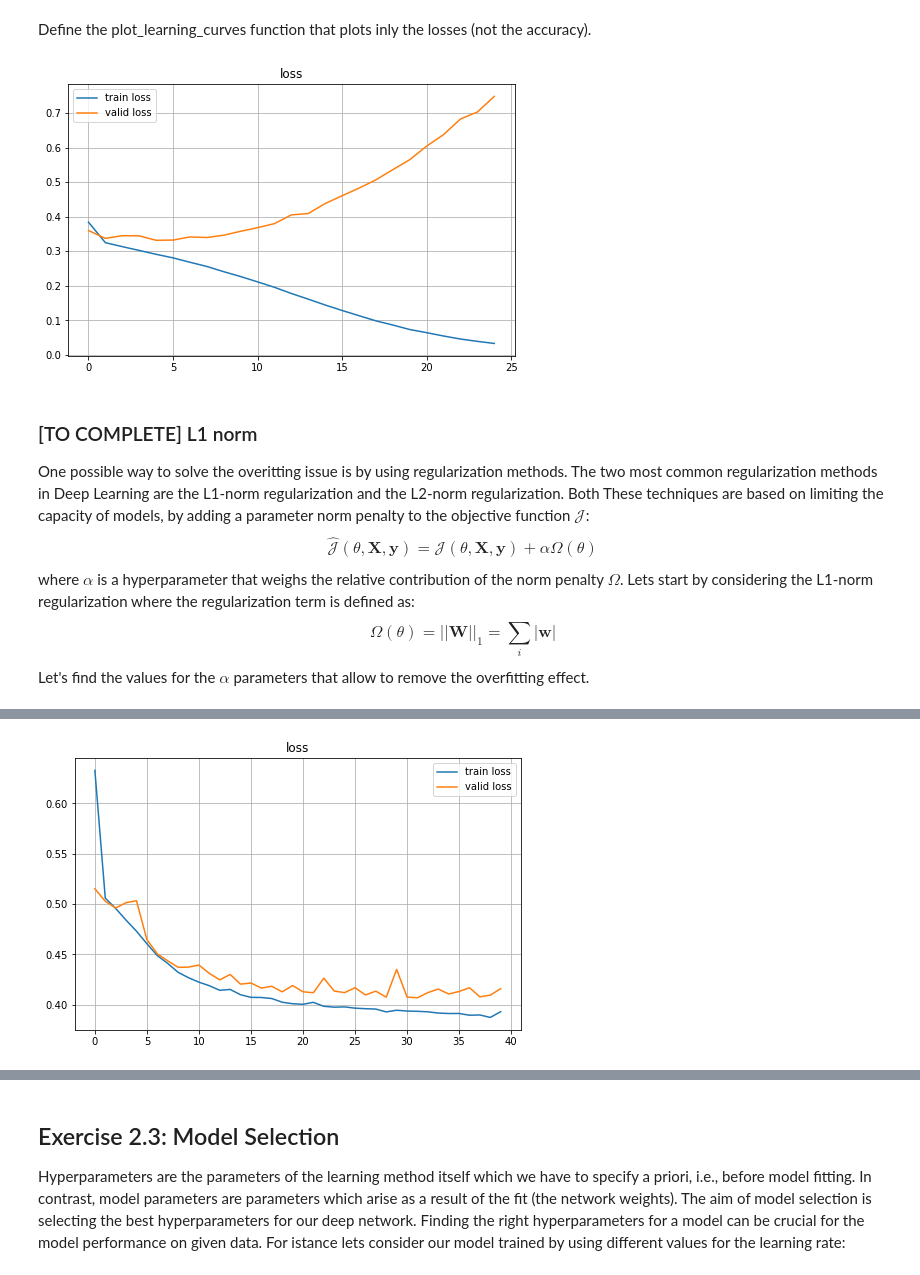
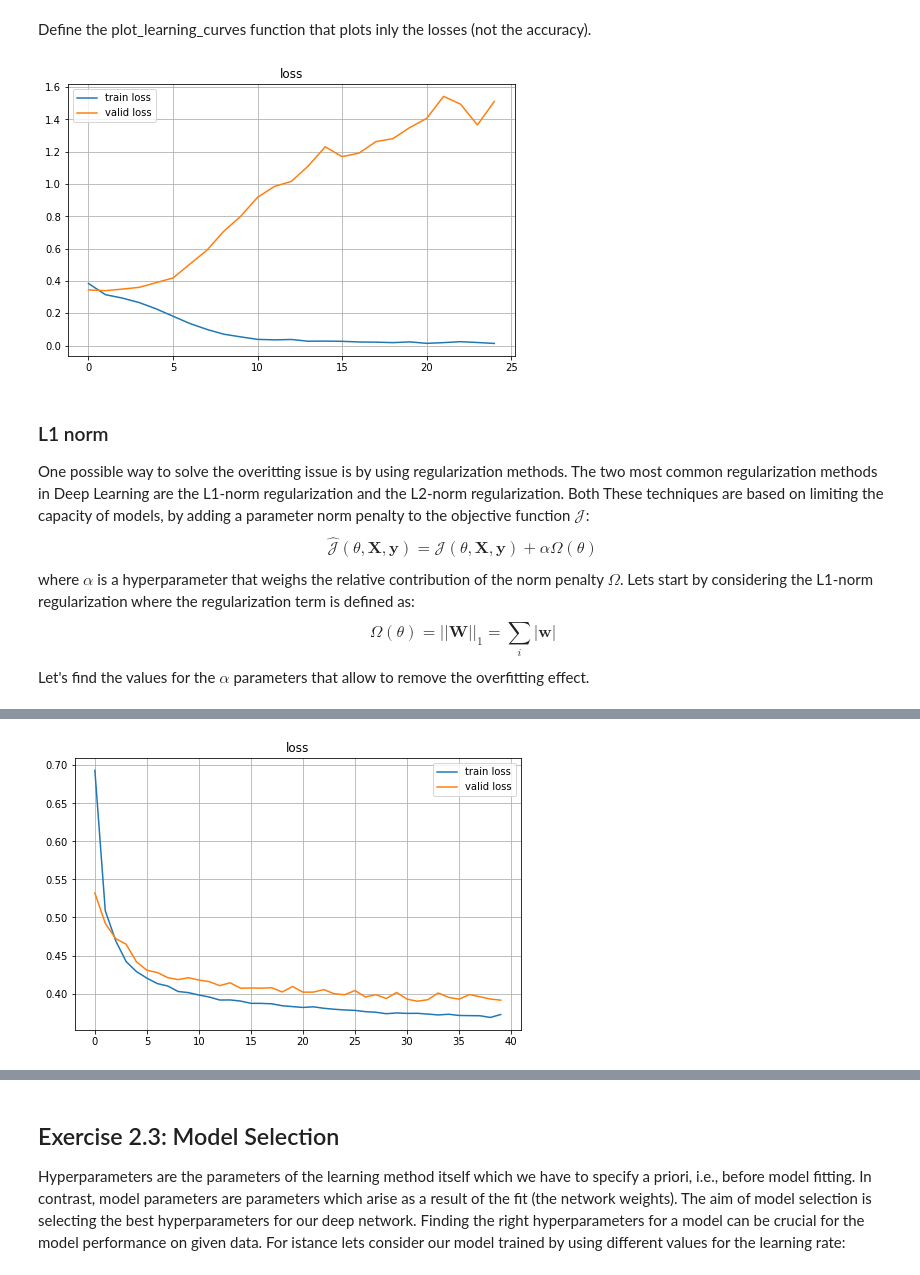
Before and after one commit to magnusdyremoe/Deep-Learning, a Jupyter notebook: HW2.ipynb, the cells around one changed output, grey strips where cells are left out. Cells and saved outputs as stored; diff of their text form; code cells hidden in the pictures.

```diff
--- a/HW2.ipynb
+++ b/HW2.ipynb
@@ -197,11 +194,11 @@ Overfitting can have many causes and usually is a combination of some of them, f
 # %%
 model = keras.models.Sequential([
     tf.keras.Input(shape=(num_words,)),
+    keras.layers.Dense(32, activation='relu'),
+    keras.layers.Dense(16, activation='relu'),
     keras.layers.Dense(16, activation="relu"),
     keras.layers.Dense(1, activation="sigmoid")
 ])
-#Modify the previuos model in order to obtain a new mdel that overfit the training data
-#Fewer layers should add less complexity to the model and hence increase the possibility of overfitting
 
 model.compile(loss="binary_crossentropy",
               optimizer=keras.optimizers.Adam(learning_rate=1e-3),
@@ -244,9 +241,9 @@ def plot_learning_curves(history):
     plt.show()
 plot_learning_curves(history)
 # %% [output]
-[figure, old version]
+[figure, new version]
 # %% [markdown]
-### [TO COMPLETE] L1 norm
+### L1 norm
 
 One possible way to solve the overitting issue is by using regularization methods. The two most common regularization methods in Deep Learning are the L1-norm regularization and the L2-norm regularization. Both These techniques are based on limiting the capacity of models, by adding a parameter norm penalty to the objective function $\mathcal{J}$:
 $$
@@ -264,8 +261,8 @@ Let's find the values for the $\alpha$ parameters that allow to remove the overf
 #is it also possibile to consider the bias by using the attribute bias_regularizer
 #tf.keras.regularizers.l1(alpha) perfroms the L1-norm regularization
 
-#[TO COMPLETE] copy the model that you previously defined that overfits the
-#trainnig data, and add the L1-norm regularization. Use a proper value for the
+#We copy the model that you previously defined that overfits the
+#trainnig data, and add the L1-norm regularization. Then we use a proper value for the
 #alpha hyper-parameter, that prevents the model from overfitting. The results
 #reached by the model in terms of loss and accuracy (in all data sets) should be
 #comparable with the ones obtained by the initial model defined in Exercise 2.1
@@ -276,6 +273,8 @@ Let's find the values for the $\alpha$ parameters that allow to remove the overf
 
 model = keras.models.Sequential([
     tf.keras.Input(shape=(num_words,)),
+    keras.layers.Dense(32, activation="relu", kernel_regularizer=tf.keras.regularizers.l1(1e-3)),
+    keras.layers.Dense(16, activation="relu", kernel_regularizer=tf.keras.regularizers.l1(1e-3)),
     keras.layers.Dense(16, activation="relu", kernel_regularizer=tf.keras.regularizers.l1(1e-3)),
     keras.layers.Dense(1, activation="sigmoid", kernel_regularizer=tf.keras.regularizers.l1(1e-3))
 ])
@@ -312,2 +311,2 @@ Model Evaluation
-[figure, old version]
+[figure, new version]
 # %% [markdown]
```
Also changed, not shown: parts of 21 cells of this notebook, 1 other file.
